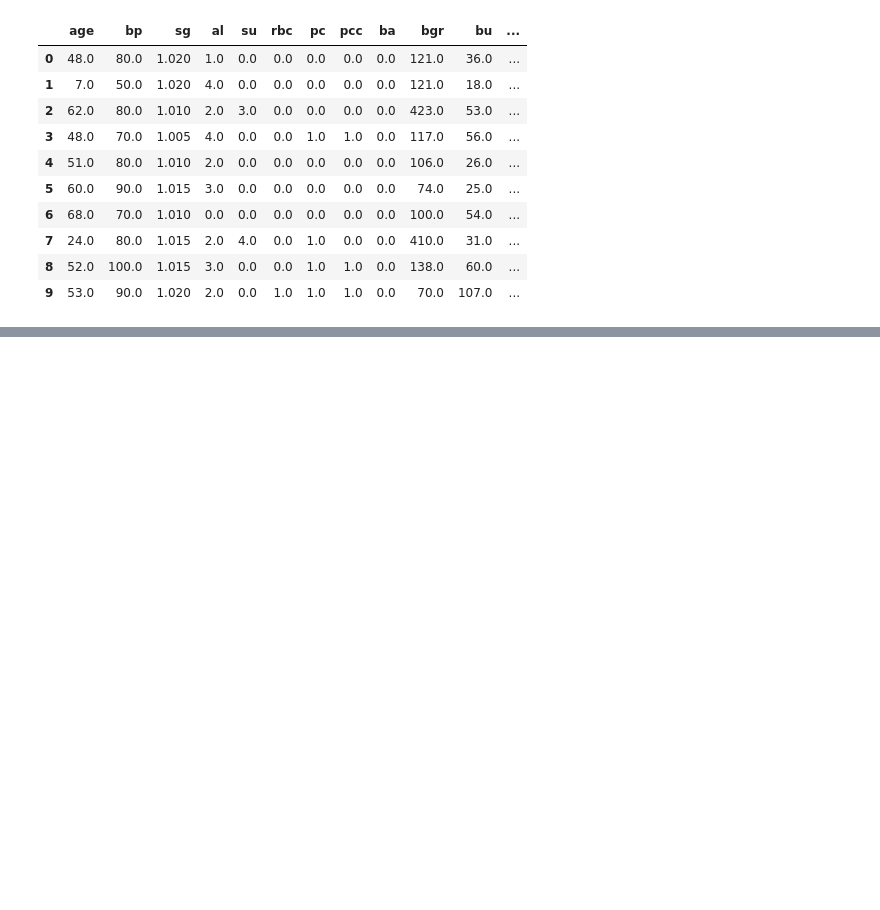
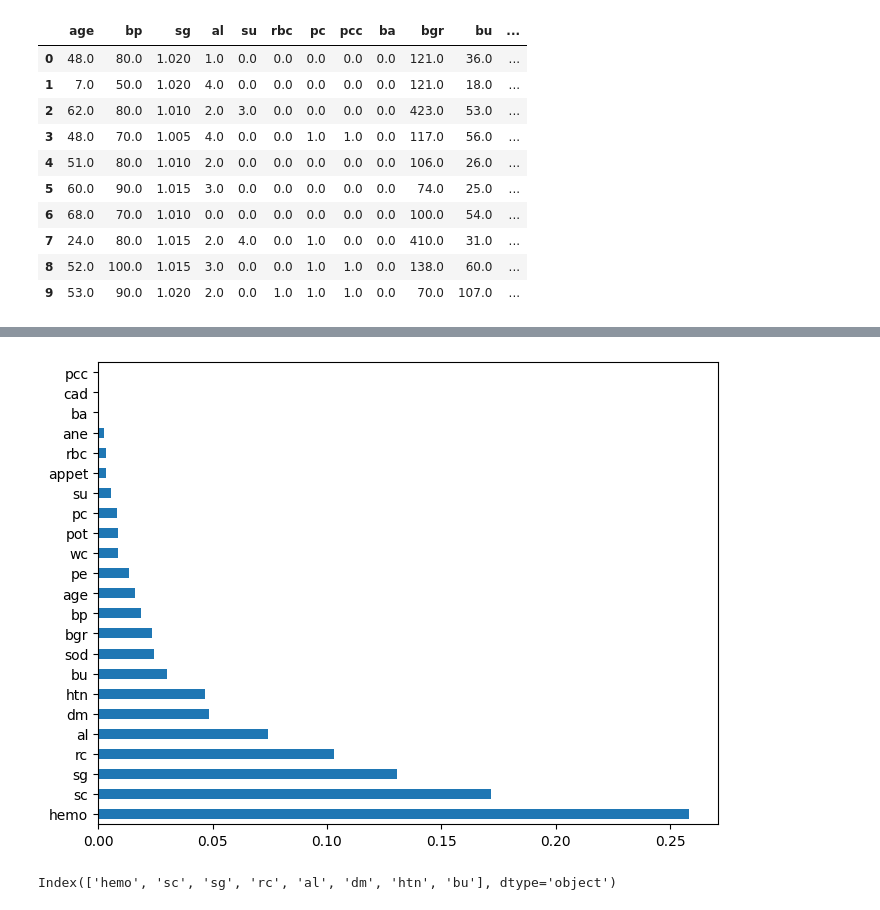
Before and after one commit to ksu-hmi/predict_chroni_KID-dev-, a Jupyter notebook: kidneydisease.ipynb, the cells around one changed output, grey strips where cells are left out. Drawn from its saved outputs; the diff is of its cells as text; code cells hidden in the pictures; blank space fills up the shorter version.

```diff
--- a/kidneydisease.ipynb
+++ b/kidneydisease.ipynb
@@ -394,3 +416,6 @@ dataset.head(10)
 | 7 | 24.0 | 80.0 | 1.015 | 2.0 | 4.0 | 0.0 | 1.0 | 0.0 | 0.0 | 410.0 | 31.0 | ... |
 | 8 | 52.0 | 100.0 | 1.015 | 3.0 | 0.0 | 0.0 | 1.0 | 1.0 | 0.0 | 138.0 | 60.0 | ... |
 | 9 | 53.0 | 90.0 | 1.020 | 2.0 | 0.0 | 1.0 | 1.0 | 1.0 | 0.0 | 70.0 | 107.0 | ... |
+# %%
+X = dataset.iloc[:, :-1]
+y = dataset.iloc[:, -1]
@@ -396,0 +443,13 @@ dataset.head(10)
+# %%
+model=RandomForestClassifier()
+model.fit(X,y)
+plt.figure(figsize=(8,6))
+ranked_features=pd.Series(model.feature_importances_,index=X.columns)
+ranked_features.nlargest(24).plot(kind='barh')
+plt.show()
+# %% [output]
+[figure, added]
+# %%
+ranked_features.nlargest(8).index
+# %% [output]
+Index(['hemo', 'sc', 'sg', 'rc', 'al', 'dm', 'htn', 'bu'], dtype='object')
```
Also changed, not shown: parts of 15 cells of this notebook.
